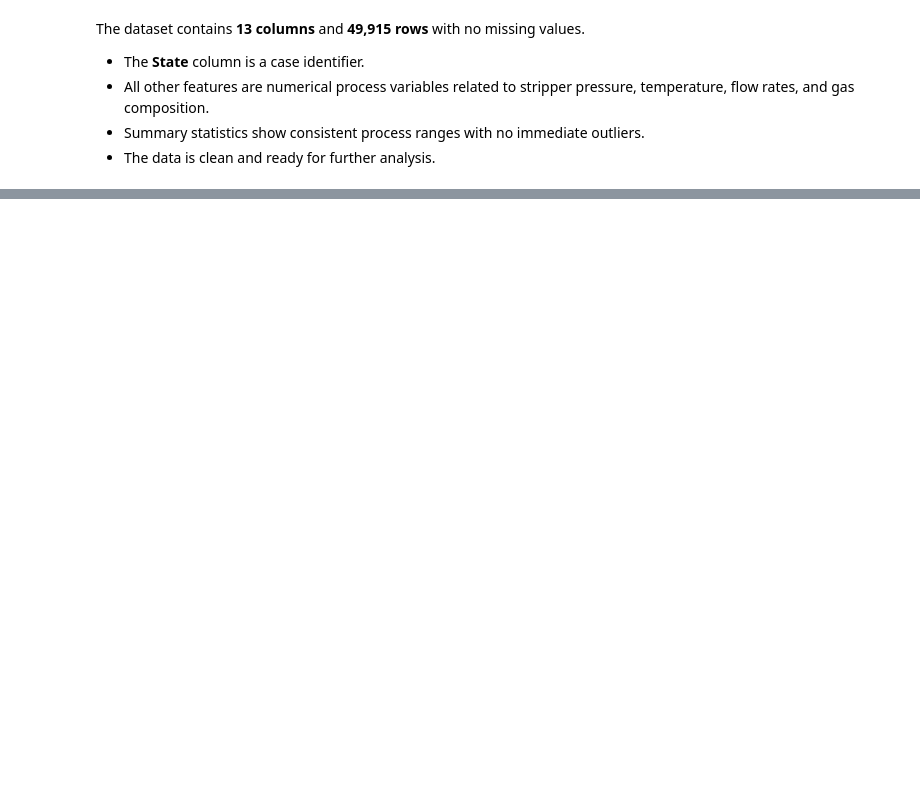
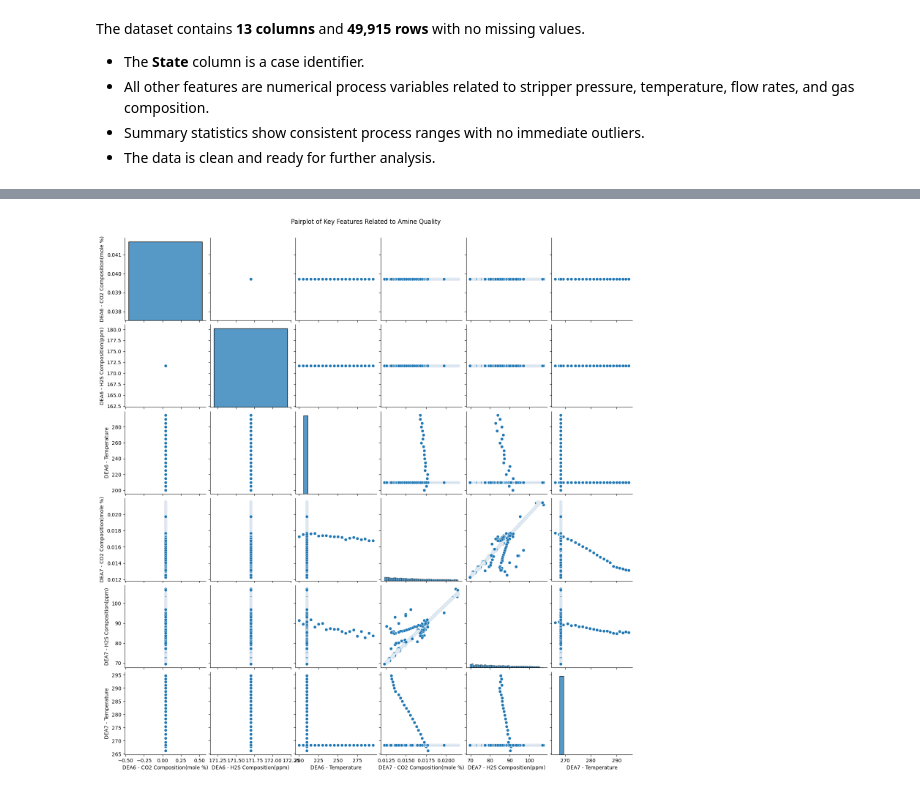
Before and after one commit to Veraeze/AmineRegeneration, a Jupyter notebook: Objective3.ipynb, the cells around one changed output, grey strips where cells are left out. Cells and saved outputs as stored; diff of their text form; code cells hidden in the pictures; blank space fills up the shorter version.

```diff
--- a/Objective3.ipynb
+++ b/Objective3.ipynb
@@ -148,0 +164,17 @@ The dataset contains **13 columns** and **49,915 rows** with no missing values.
+# %%
+# Pairplot of key gas composition & temperature features
+
+cols_of_interest = [
+    'DEA6 - CO2 Composition(mole %)',
+    'DEA6 - H2S Composition(ppm)',
+    'DEA6 - Temperature',
+    'DEA7 - CO2 Composition(mole %)',
+    'DEA7 - H2S Composition(ppm)',
+    'DEA7 - Temperature'
+]
+
+sns.pairplot(df[cols_of_interest])
+plt.suptitle('Pairplot of Key Features Related to Amine Quality', y=1.02)
+plt.show()
+# %% [output]
+[figure, added]
```
Also changed, not shown: parts of 4 cells of this notebook.
